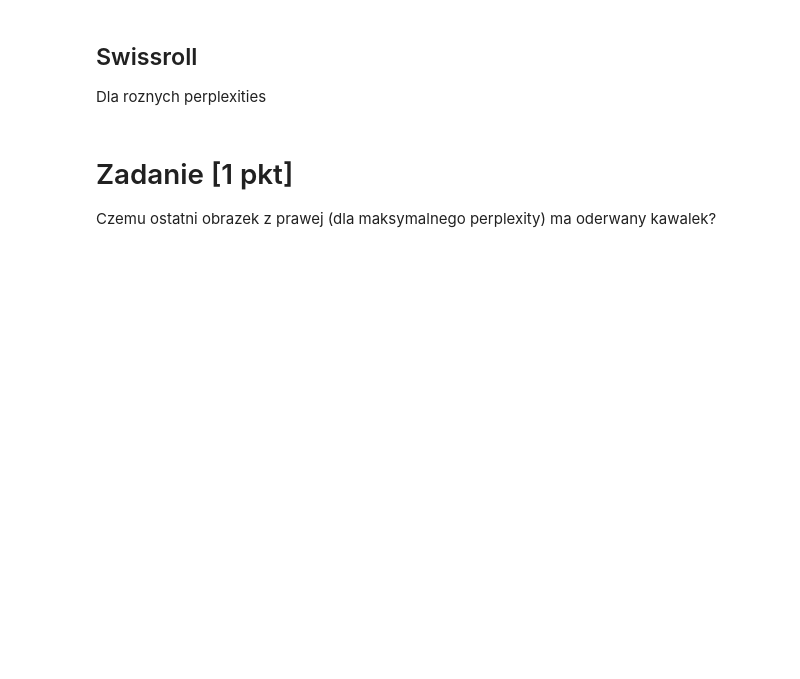
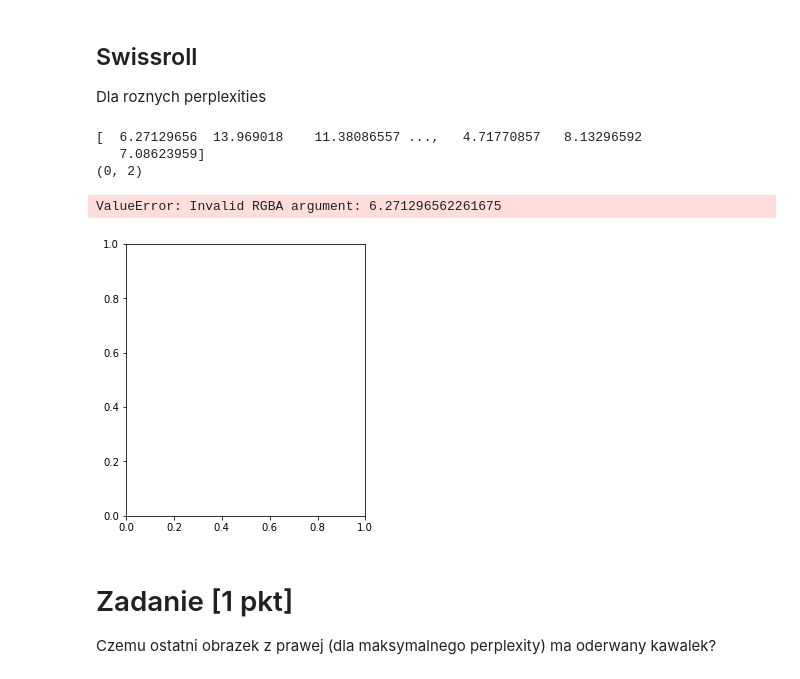
Before and after one commit to Domol/ml2017, a Jupyter notebook: L11.ipynb, the cells around one changed output. Saved outputs shown, nothing was run; the diff lists cells and outputs as text; code cells hidden in the pictures; blank space fills up the shorter version.

```diff
--- a/L11.ipynb
+++ b/L11.ipynb
@@ -382,17 +413,24 @@ perplexities = [2, 5, 10, 20, 50, 100]
 # %%
 # Policzmy interpolacje miedzy 7 a 2 ze zbioru testowego
 # Prosze zwrocic na oderwanie ostatniego kawalka na ostatnim z prawej obrazku
 
 interpolated = []
 n = len(perplexities)
 plt.figure(figsize=(len(perplexities) * 5, 5))
+print z_swissroll
 for i, p in enumerate(perplexities):
     print((i, p))
     ax = plt.subplot(1, n, i + 1)
     X_swissroll_proj = bh_sne(X_swissroll.astype("float64"), perplexity=p)
-    plt.scatter(X_swissroll_proj[:, 0], X_swissroll_proj[:, 1], c=z_swissroll, cmap=plt.cm.Spectral)
+    plt.scatter(X_swissroll_proj[:, 0], X_swissroll_proj[:, 1], cmap=plt.cm.Spectral, c=z_swissroll)
     ax.get_xaxis().set_visible(False)
     ax.get_yaxis().set_visible(False)
+# %% [output]
+[  6.27129656  13.969018    11.38086557 ...,   4.71770857   8.13296592
+   7.08623959]
+(0, 2)
+ValueError: Invalid RGBA argument: 6.271296562261675
+[figure, added]
 # %% [markdown]
 # Zadanie [1 pkt]
 
```
Also changed, not shown: parts of 19 cells of this notebook, 9 other files.
